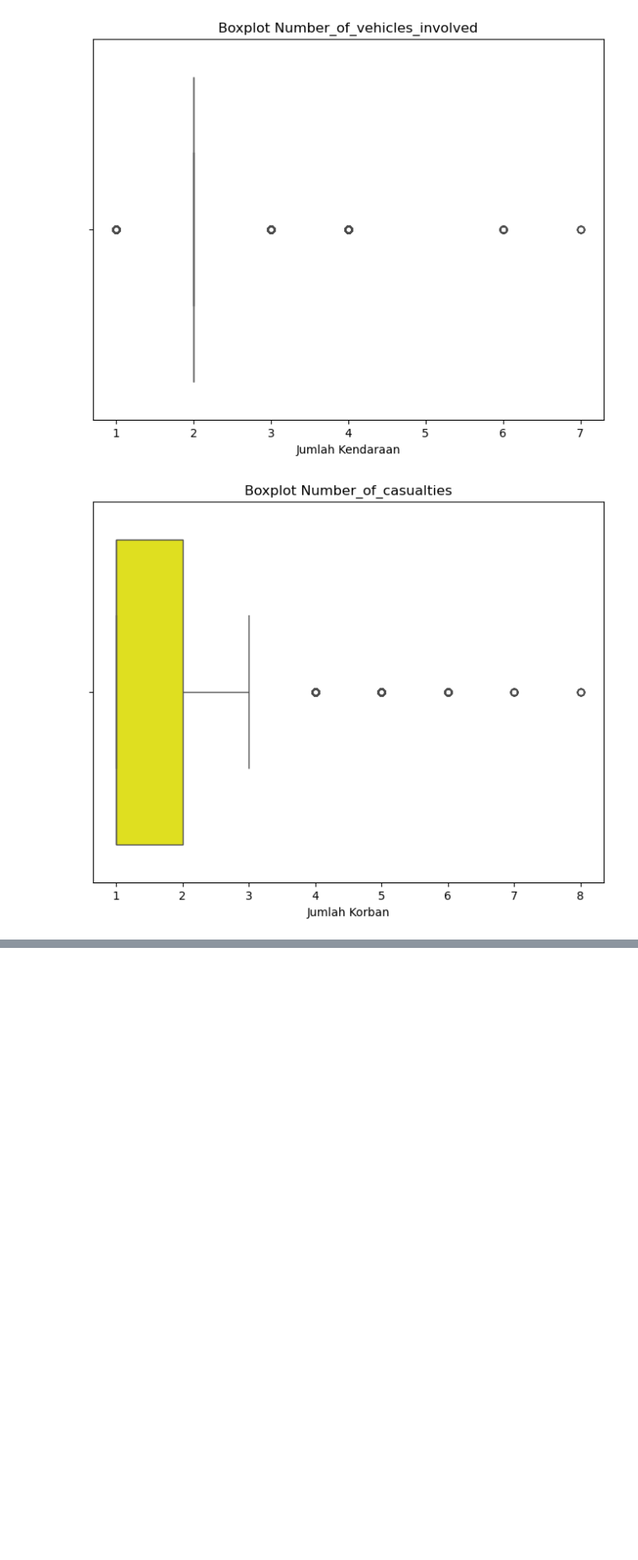
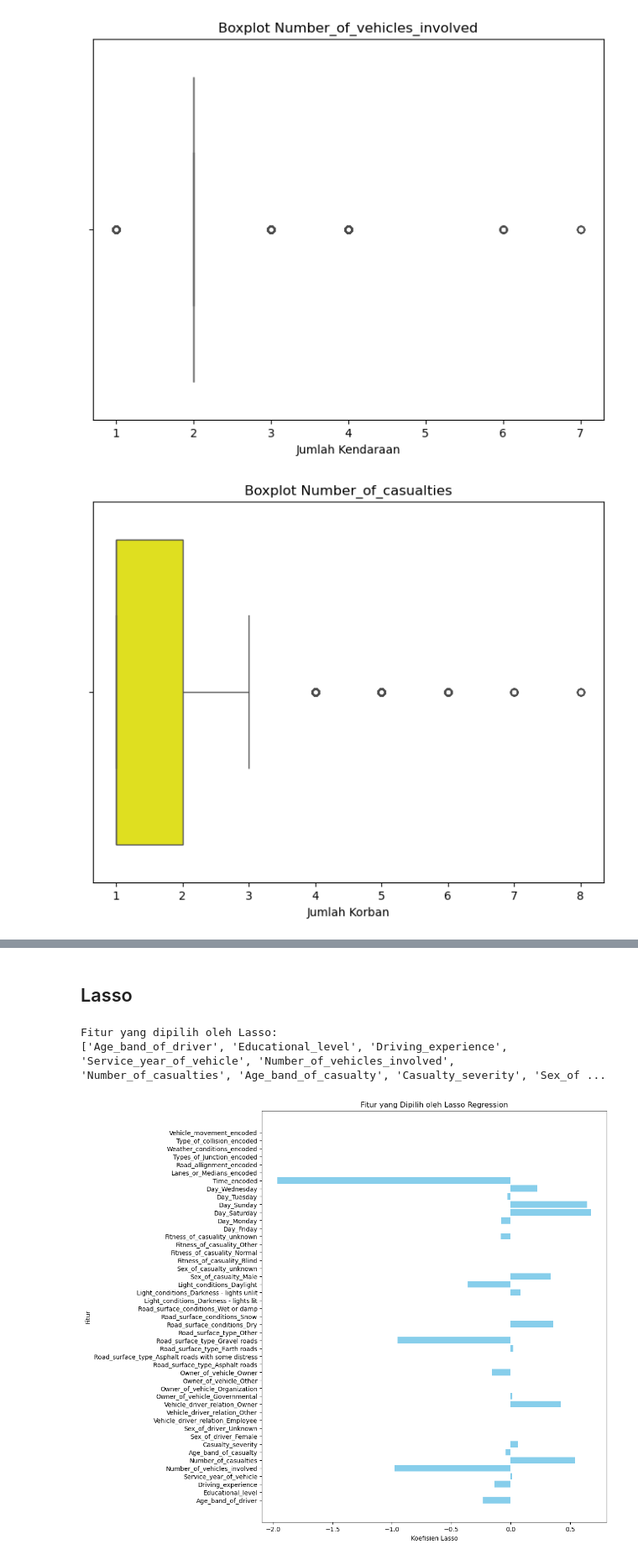
Before and after one commit to ahmadnafi30/3-AhmadNafiMubarok_OrieAbyanMaulana, a Jupyter notebook: code/modeling_vO.ipynb, the cells around one changed output, grey strips where cells are left out. Shown: that part at 84% size. Drawn from its saved outputs; the diff is of its cells as text; code cells hidden in the pictures; blank space fills up the shorter version.

```diff
--- a/code/modeling_vO.ipynb
+++ b/code/modeling_vO.ipynb
@@ -788,6 +788,6 @@ df_encoded_mix.isna().sum().sum()
 X = df_encoded_mix.drop(columns=['Accident_severity'])
 y = df_encoded_mix['Accident_severity']
 
-X_train, X_test, y_train, y_test = train_test_split(X, y, test_size=0.2, random_state=42, stratify=y)
+X_train_mix, X_test, y_train_mix, y_test = train_test_split(X, y, test_size=0.2, random_state=42, stratify=y)
 # %%
 def evaluate_encoding(X_encoded, name):
@@ -841,7 +841,7 @@ dtype: float64
 # %%
 # Random Forest
 rf_model = RandomForestClassifier(n_estimators=100, random_state=42, class_weight='balanced')
-rf_model.fit(X_train, y_train)
+rf_model.fit(X_train_mix, y_train_mix)
 rf_pred = rf_model.predict(X_test)
 
 mix_rf_f1_score = f1_score(y_test, rf_pred, average='weighted')
@@ -850,7 +850,7 @@ mix_rf_cv = rf_cv_scores.mean()
 
 # XGBoost
 xgb_model = XGBClassifier(use_label_encoder=False, eval_metric='mlogloss', random_state=42)
-xgb_model.fit(X_train, y_train)
+xgb_model.fit(X_train_mix, y_train_mix)
 xgb_pred = xgb_model.predict(X_test)
 
 mix_xgb_f1_score = f1_score(y_test, xgb_pred, average='weighted')
@@ -859,7 +859,7 @@ mix_xgb_cv = xgb_cv_scores.mean()
 
 # KNN
 knn_model = KNeighborsClassifier(n_neighbors=5)
-knn_model.fit(X_train, y_train)
+knn_model.fit(X_train_mix, y_train_mix)
 knn_pred = knn_model.predict(X_test)
 
 mix_knn_f1_score = f1_score(y_test, knn_pred, average='weighted')
@@ -868,7 +868,7 @@ mix_knn_cv = knn_cv_scores.mean()
 
 # Logistic Regression
 logreg_model = LogisticRegression(max_iter=1000, random_state=42)
-logreg_model.fit(X_train, y_train)
+logreg_model.fit(X_train_mix, y_train_mix)
 logreg_pred = logreg_model.predict(X_test)
 
 mix_logreg_f1_score = f1_score(y_test, logreg_pred, average='weighted')
@@ -877,7 +877,7 @@ mix_logreg_cv = logreg_cv_scores.mean()
 
 # Extra Trees
 extra_trees_model = ExtraTreesClassifier(n_estimators=100, random_state=42)
-extra_trees_model.fit(X_train, y_train)
+extra_trees_model.fit(X_train_mix, y_train_mix)
 extra_trees_pred = extra_trees_model.predict(X_test)
 
 mix_extra_trees_f1_score = f1_score(y_test, extra_trees_pred, average='weighted')
@@ -886,7 +886,7 @@ mix_extra_trees_cv = extra_trees_cv_scores.mean()
 
 # Gradient Boosting
 gb_model = GradientBoostingClassifier(n_estimators=100, learning_rate=0.1, max_depth=3, random_state=42)
-gb_model.fit(X_train, y_train)
+gb_model.fit(X_train_mix, y_train_mix)
 gb_pred = gb_model.predict(X_test)
 
 mix_gb_f1_score = f1_score(y_test, gb_pred, average='weighted')
@@ -1146,0 +1160,26 @@ df_encoded_mix.corr()
+# %% [markdown]
+<h2> Lasso
+# %%
+lasso = LogisticRegression(penalty="l1", solver="liblinear", random_state=42)
+lasso.fit(X_train_mix, y_train_mix)
+
+model = SelectFromModel(lasso, prefit=True)
+selected_lasso_features = X_train_mix.columns[model.get_support()].tolist()
+
+print("Fitur yang dipilih oleh Lasso:")
+print(selected_lasso_features)
+
+coefficients = lasso.coef_[0]
+
+selected_coefficients = coefficients[[X_train_mix.columns.get_loc(f) for f in selected_lasso_features]]
+
+plt.figure(figsize=(10, 12))
+plt.barh(selected_lasso_features, selected_coefficients, color='skyblue')
+plt.xlabel('Koefisien Lasso')
+plt.ylabel('Fitur')
+plt.title('Fitur yang Dipilih oleh Lasso Regression')
+plt.show()
+# %% [output]
+Fitur yang dipilih oleh Lasso:
+['Age_band_of_driver', 'Educational_level', 'Driving_experience', 'Service_year_of_vehicle', 'Number_of_vehicles_involved', 'Number_of_casualties', 'Age_band_of_casualty', 'Casualty_severity', 'Sex_of ...
+[figure, added]
```
Also changed, not shown: parts of 23 cells of this notebook.
